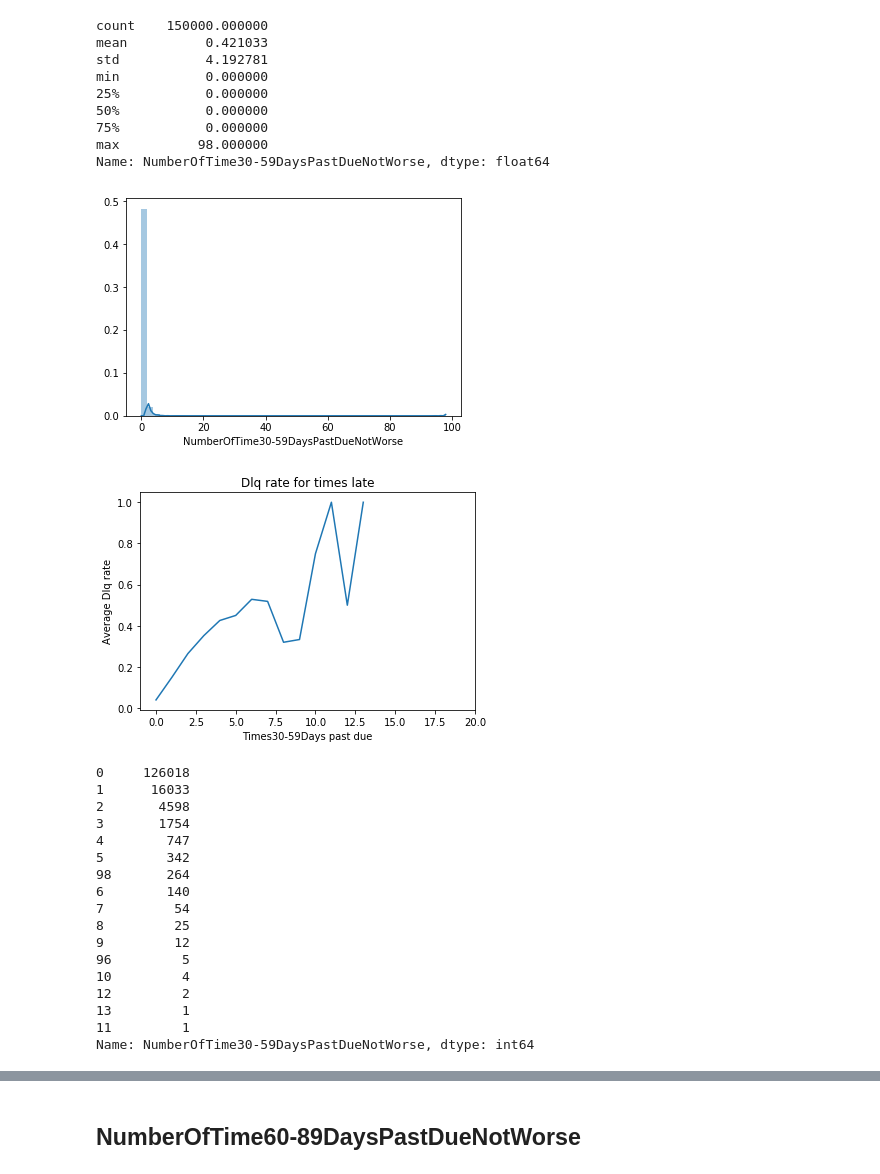
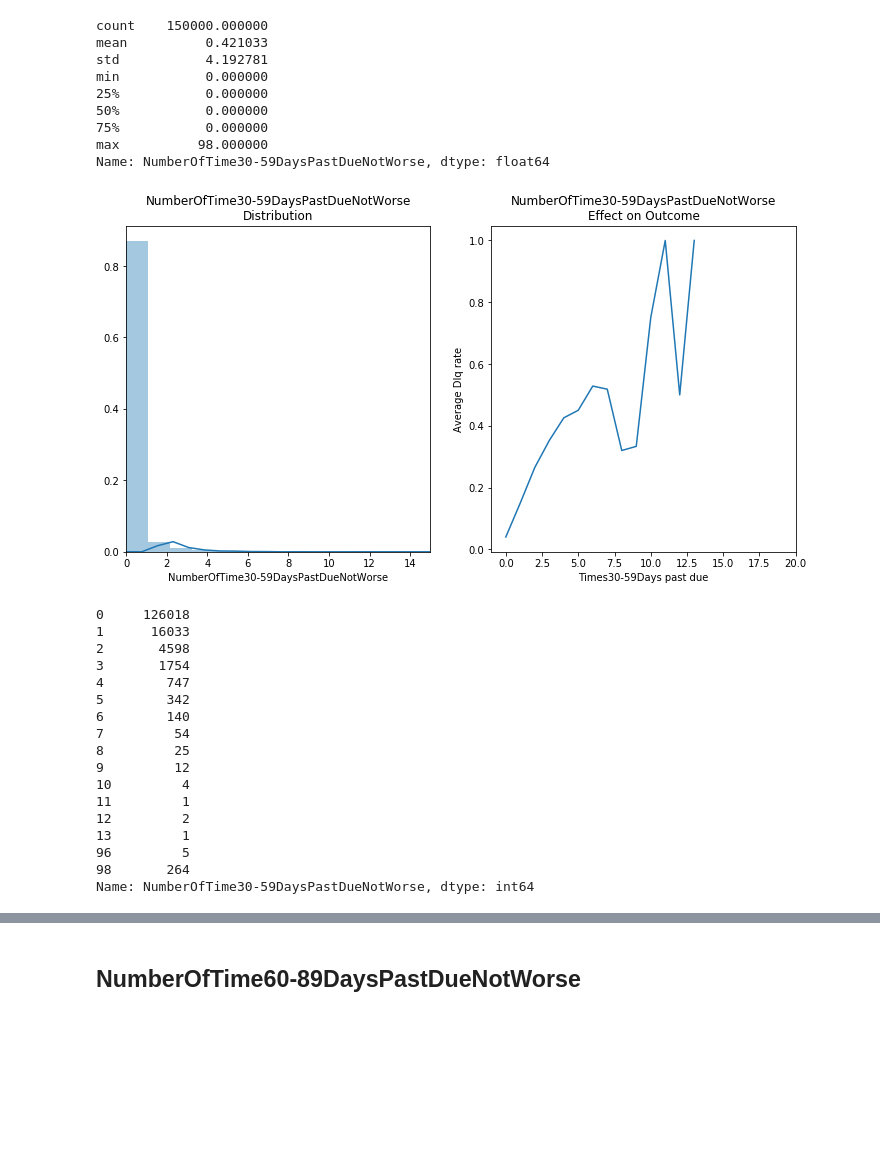
Before and after one commit to Lukede9/Thinkful, a Jupyter notebook: Bootcamp/Unit 3/Capstone/Capstone EDA.ipynb, the cells around one changed output, grey strips where cells are left out. Saved outputs shown, nothing was run; the diff lists cells and outputs as text; code cells hidden in the pictures; blank space fills up the shorter version.

```diff
--- a/Bootcamp/Unit 3/Capstone/Capstone EDA.ipynb
+++ b/Bootcamp/Unit 3/Capstone/Capstone EDA.ipynb
@@ -107,26 +137,29 @@ min           0.000000
 75%           0.000000
 max          98.000000
 Name: NumberOfTime30-59DaysPastDueNotWorse, dtype: float64
-# %%
-sns.distplot(credit['NumberOfTime30-59DaysPastDueNotWorse'])
-plt.show()
-# %% [output]
-[figure, removed]
 # %%
+plt.figure(figsize=(12,6))
+
+plt.subplot(1,2,1)
+sns.distplot(credit['NumberOfTime30-59DaysPastDueNotWorse'], bins=90)
+plt.xlim(0,15)
+plt.title('NumberOfTime30-59DaysPastDueNotWorse\nDistribution')
+
 x = range(100)
 y = []
 for n in x:
     y.append(credit[credit['NumberOfTime30-59DaysPastDueNotWorse'] == n]['SeriousDlqin2yrs'].mean())
+plt.subplot(1,2,2)
 plt.plot(x, y)
-plt.title('Dlq rate for times late')
+plt.title('NumberOfTime30-59DaysPastDueNotWorse\nEffect on Outcome')
 plt.xlabel('Times30-59Days past due')
 plt.ylabel('Average Dlq rate')
 plt.xlim(-1, 20)
 plt.show()
 # %% [output]
-[figure, old version]
+[figure, new version]
 # %%
-credit['NumberOfTime30-59DaysPastDueNotWorse'].value_counts()
+credit['NumberOfTime30-59DaysPastDueNotWorse'].value_counts().sort_index()
 # %% [output]
 0     126018
 1      16033
@@ -134,16 +167,16 @@ credit['NumberOfTime30-59DaysPastDueNotWorse'].value_counts()
 3       1754
 4        747
 5        342
-98       264
 6        140
 7         54
 8         25
 9         12
-96         5
 10         4
+11         1
 12         2
 13         1
-11         1
+96         5
+98       264
 Name: NumberOfTime30-59DaysPastDueNotWorse, dtype: int64
 # %% [markdown]
 ### NumberOfTimes30-59DaysPastDueNotWorse Takeaways
```
Also changed, not shown: parts of 79 cells of this notebook, 12 other files.
